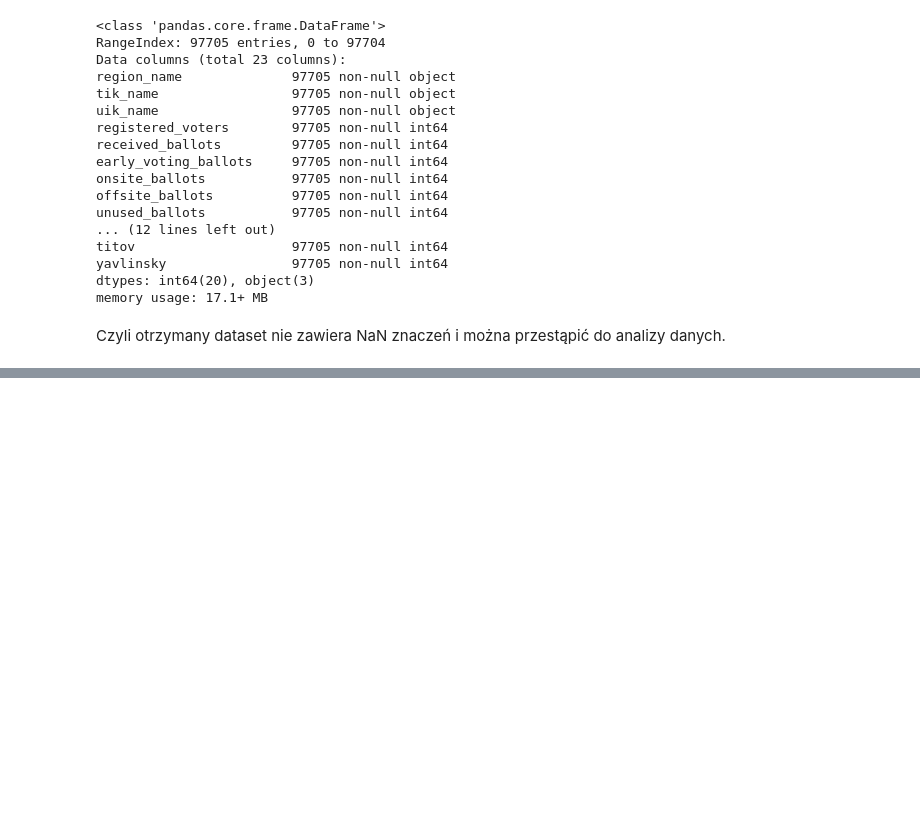
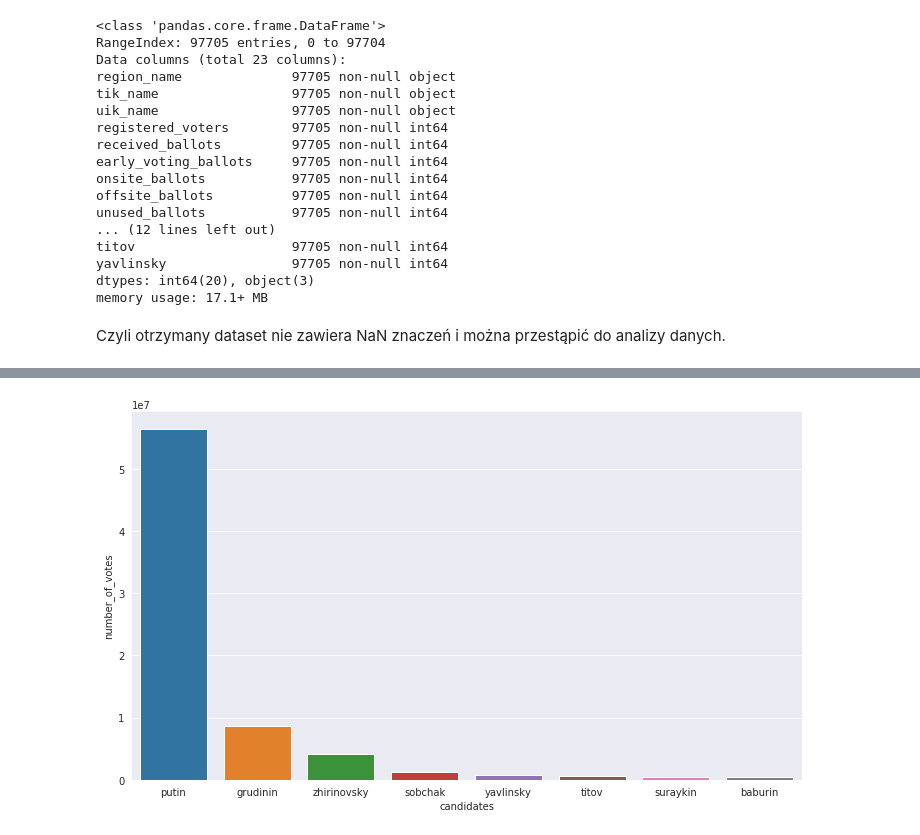
Before and after one commit to vadzhuravlev/ONS, a Jupyter notebook: Project.ipynb, the cells around one changed output, grey strips where cells are left out. Drawn from its saved outputs; the diff is of its cells as text; code cells hidden in the pictures; blank space fills up the shorter version.

```diff
--- a/Project.ipynb
+++ b/Project.ipynb
@@ -117,0 +163,2 @@ memory usage: 11.4+ MB
+# %%
+data["lost_ballots"] = data["received_ballots"] - data["onsite_ballots"] - data["offsite_ballots"] - data["unused_ballots"]
@@ -117,0 +173,3 @@ memory usage: 11.4+ MB
+# %%
+data["unaccounted_ballots"] = data["lost_ballots"].apply(lambda x: -x if x<0 else 0)
+data["unaccounted_ballots"].sum()
@@ -117,0 +190,14 @@ memory usage: 11.4+ MB
+# %%
+col_with_cand = ['baburin', 'grudinin',
+       'zhirinovsky', 'putin', 'sobchak', 'suraykin', 'titov', 'yavlinsky']
+number_of_votes = [data[col].sum() for col in col_with_cand]
+results_votes = pd.DataFrame()
+results_votes['number_of_votes'] = number_of_votes
+results_votes['candidates'] = col_with_cand
+results_votes.sort_values(by = "number_of_votes", ascending = False, inplace = True)
+sns.set_style('darkgrid')
+fig = plt.figure(figsize = (10,6))
+sns.barplot(x = 'candidates', y = 'number_of_votes', data = results_votes)
+plt.tight_layout()
+# %% [output]
+[figure, added]
```
Also changed, not shown: parts of 38 cells of this notebook.
